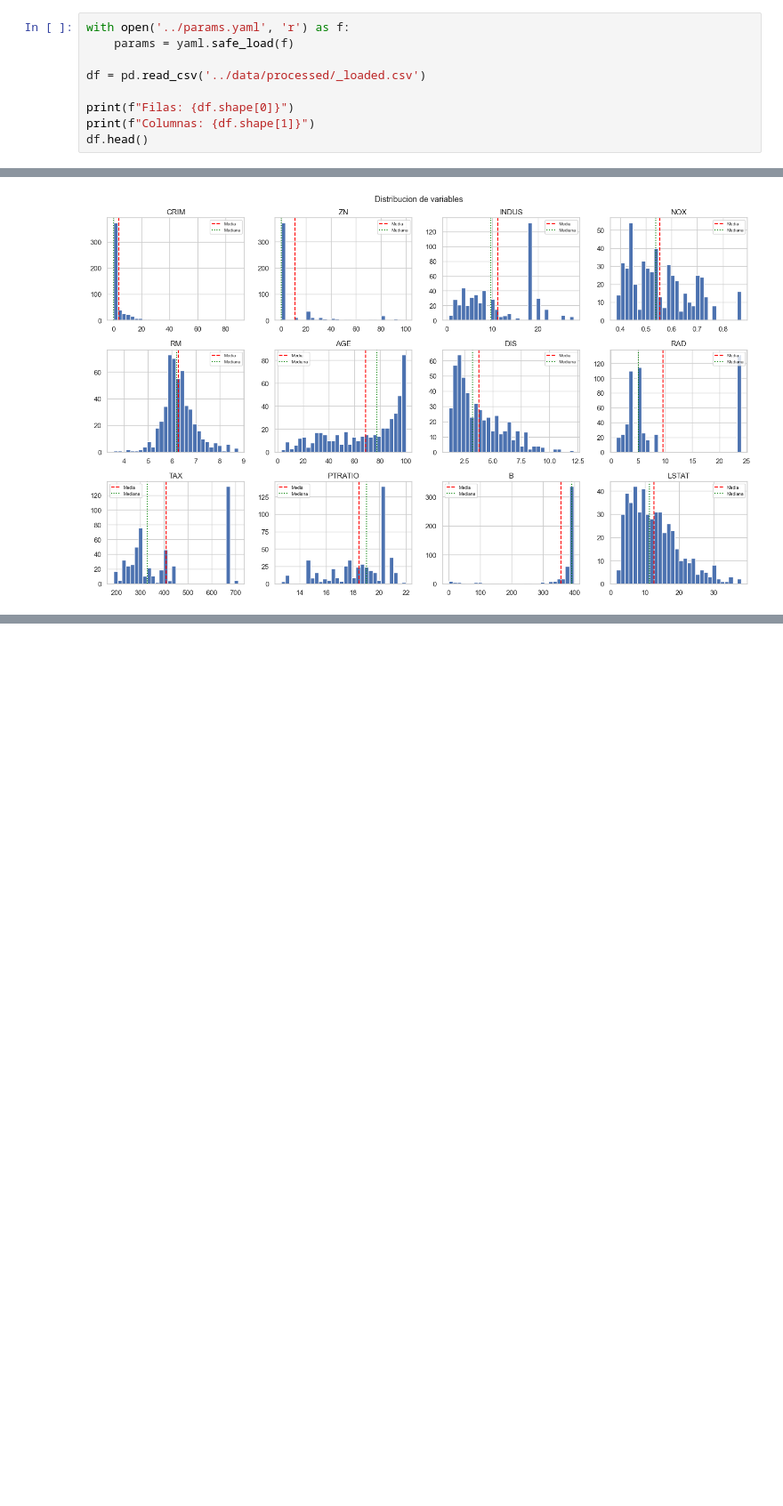
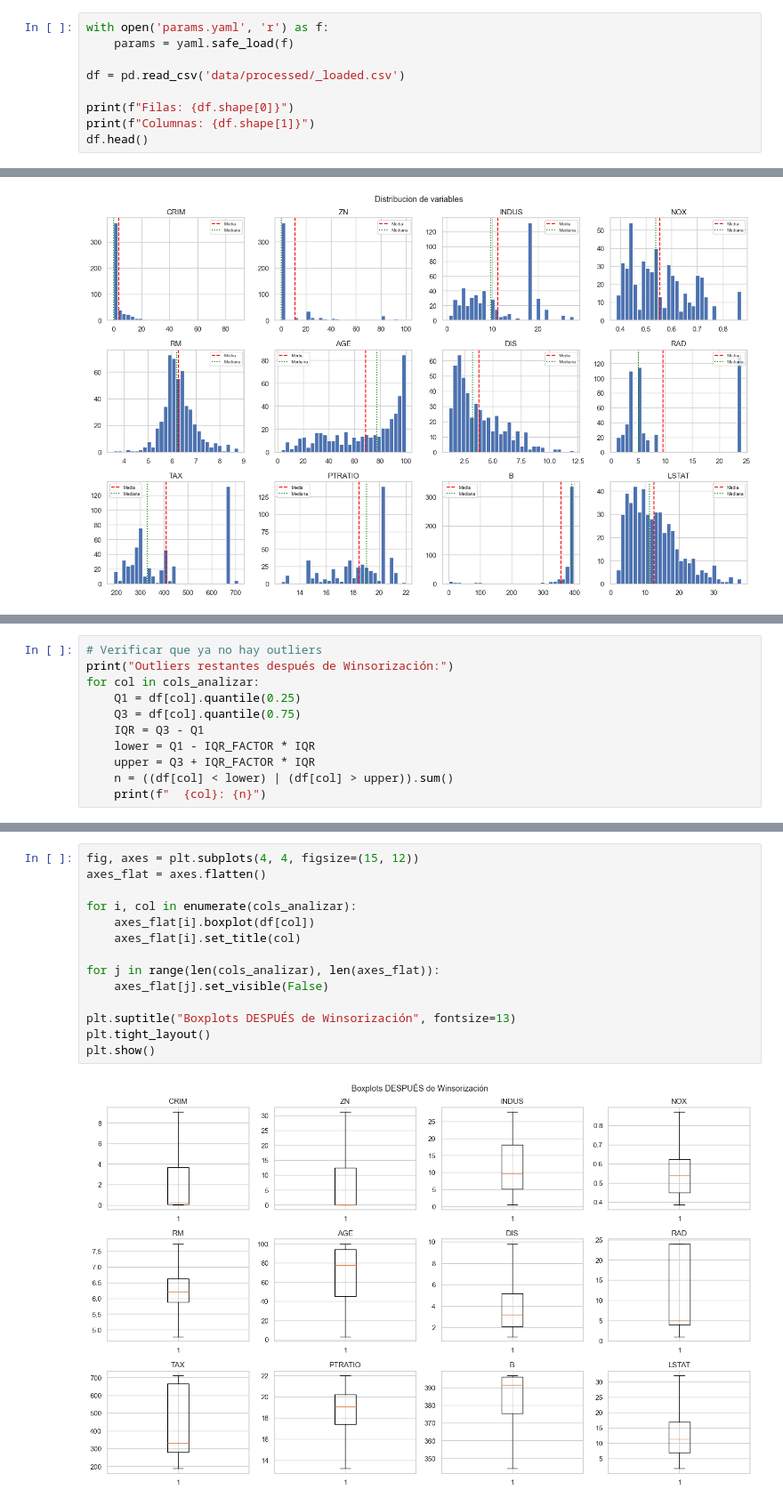
Before and after one commit to alexfdzv/Boston-Housing-Project, a Jupyter notebook: notebooks/02CleanData.ipynb, the cells around one changed output, grey strips where cells are left out. Shown at 89% size. Saved outputs shown, nothing was run; the diff lists cells and outputs as text; blank space fills up the shorter version.

```diff
--- a/notebooks/02CleanData.ipynb
+++ b/notebooks/02CleanData.ipynb
@@ -26,10 +26,10 @@ sns.set_theme(style="whitegrid")
 # %% [markdown]
 03 -  Carga y configuración de datos
 # %%
-with open('../params.yaml', 'r') as f:
+with open('params.yaml', 'r') as f:
     params = yaml.safe_load(f)
 
-df = pd.read_csv('../data/processed/_loaded.csv')
+df = pd.read_csv('data/processed/_loaded.csv')
 
 print(f"Filas: {df.shape[0]}")
 print(f"Columnas: {df.shape[1]}")
@@ -158,0 +222,11 @@ plt.show()
+# %%
+# Verificar que ya no hay outliers
+print("Outliers restantes después de Winsorización:")
+for col in cols_analizar:
+    Q1 = df[col].quantile(0.25)
+    Q3 = df[col].quantile(0.75)
+    IQR = Q3 - Q1
+    lower = Q1 - IQR_FACTOR * IQR
+    upper = Q3 + IQR_FACTOR * IQR
+    n = ((df[col] < lower) | (df[col] > upper)).sum()
+    print(f"  {col}: {n}")
@@ -158,0 +247,16 @@ plt.show()
+# %%
+fig, axes = plt.subplots(4, 4, figsize=(15, 12))
+axes_flat = axes.flatten()
+
+for i, col in enumerate(cols_analizar):
+    axes_flat[i].boxplot(df[col])
+    axes_flat[i].set_title(col)
+
+for j in range(len(cols_analizar), len(axes_flat)):
+    axes_flat[j].set_visible(False)
+
+plt.suptitle("Boxplots DESPUÉS de Winsorización", fontsize=13)
+plt.tight_layout()
+plt.show()
+# %% [output]
+[figure, added]
```
Also changed, not shown: parts of 4 cells of this notebook, 4 other files.
